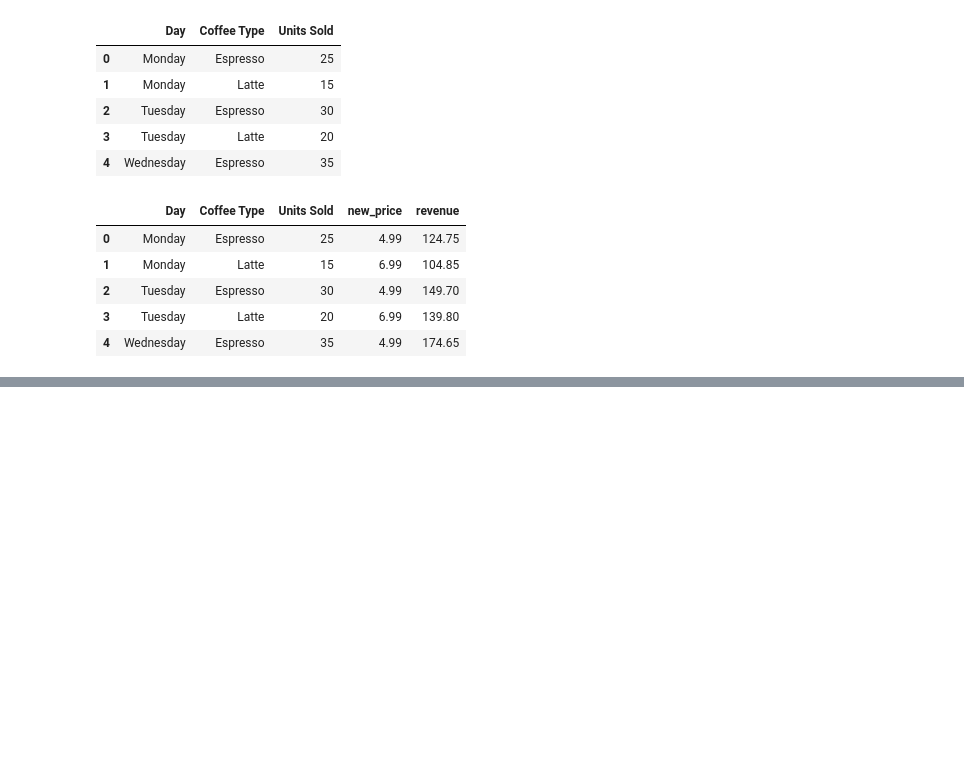
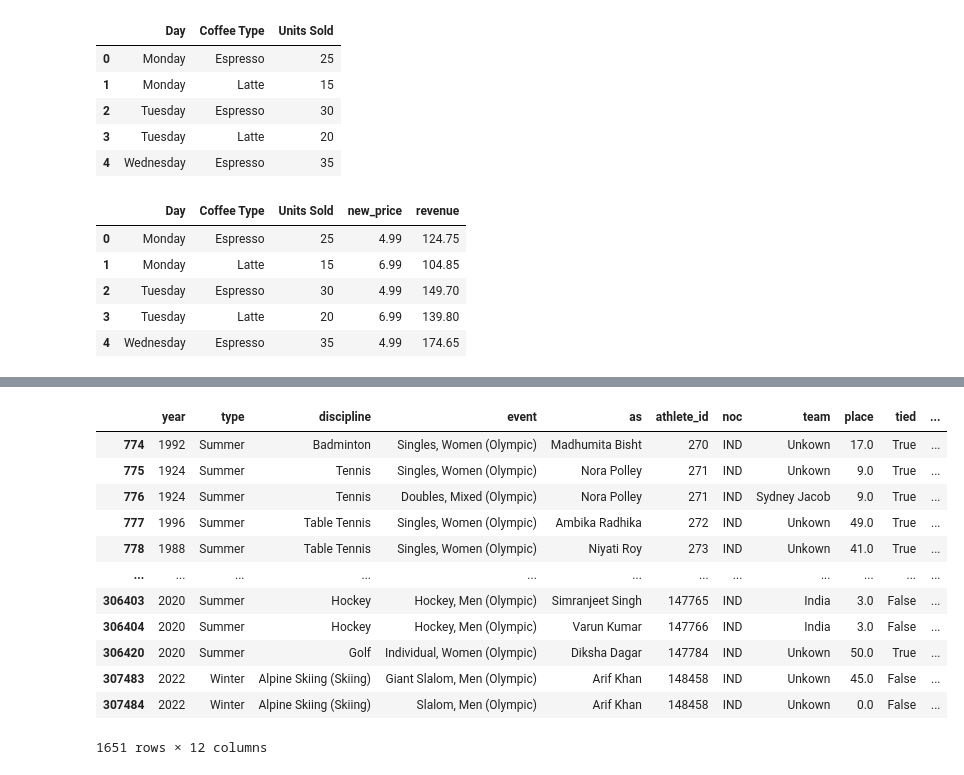
Before and after one commit to theaditya24/COMPLETE-PYTHON-FOR-DATA-ANALYTICS, a Jupyter notebook: Pandas Revision.ipynb, the cells around one changed output, grey strips where cells are left out. Saved outputs shown, nothing was run; the diff lists cells and outputs as text; code cells hidden in the pictures; blank space fills up the shorter version.

```diff
--- a/Pandas Revision.ipynb
+++ b/Pandas Revision.ipynb
@@ -362,0 +731,16 @@ coffee_new.head()
+# %%
+bios[ bios['noc'] == 'IND' ]
+# %% [output]
+|  | year | type | discipline | event | as | athlete_id | noc | team | place | tied | ... |
+| 774 | 1992 | Summer | Badminton | Singles, Women (Olympic) | Madhumita Bisht | 270 | IND | Unkown | 17.0 | True | ... |
+| 775 | 1924 | Summer | Tennis | Singles, Women (Olympic) | Nora Polley | 271 | IND | Unkown | 9.0 | True | ... |
+| 776 | 1924 | Summer | Tennis | Doubles, Mixed (Olympic) | Nora Polley | 271 | IND | Sydney Jacob | 9.0 | True | ... |
+| 777 | 1996 | Summer | Table Tennis | Singles, Women (Olympic) | Ambika Radhika | 272 | IND | Unkown | 49.0 | True | ... |
+| 778 | 1988 | Summer | Table Tennis | Singles, Women (Olympic) | Niyati Roy | 273 | IND | Unkown | 41.0 | True | ... |
+| ... | ... | ... | ... | ... | ... | ... | ... | ... | ... | ... | ... |
+| 306403 | 2020 | Summer | Hockey | Hockey, Men (Olympic) | Simranjeet Singh | 147765 | IND | India | 3.0 | False | ... |
+| 306404 | 2020 | Summer | Hockey | Hockey, Men (Olympic) | Varun Kumar | 147766 | IND | India | 3.0 | False | ... |
+| 306420 | 2020 | Summer | Golf | Individual, Women (Olympic) | Diksha Dagar | 147784 | IND | Unkown | 50.0 | True | ... |
+| 307483 | 2022 | Winter | Alpine Skiing (Skiing) | Giant Slalom, Men (Olympic) | Arif Khan | 148458 | IND | Unkown | 45.0 | False | ... |
+| 307484 | 2022 | Winter | Alpine Skiing (Skiing) | Slalom, Men (Olympic) | Arif Khan | 148458 | IND | Unkown | 0.0 | False | ... |
+1651 rows × 12 columns
```
Also changed, not shown: parts of 55 cells of this notebook.
